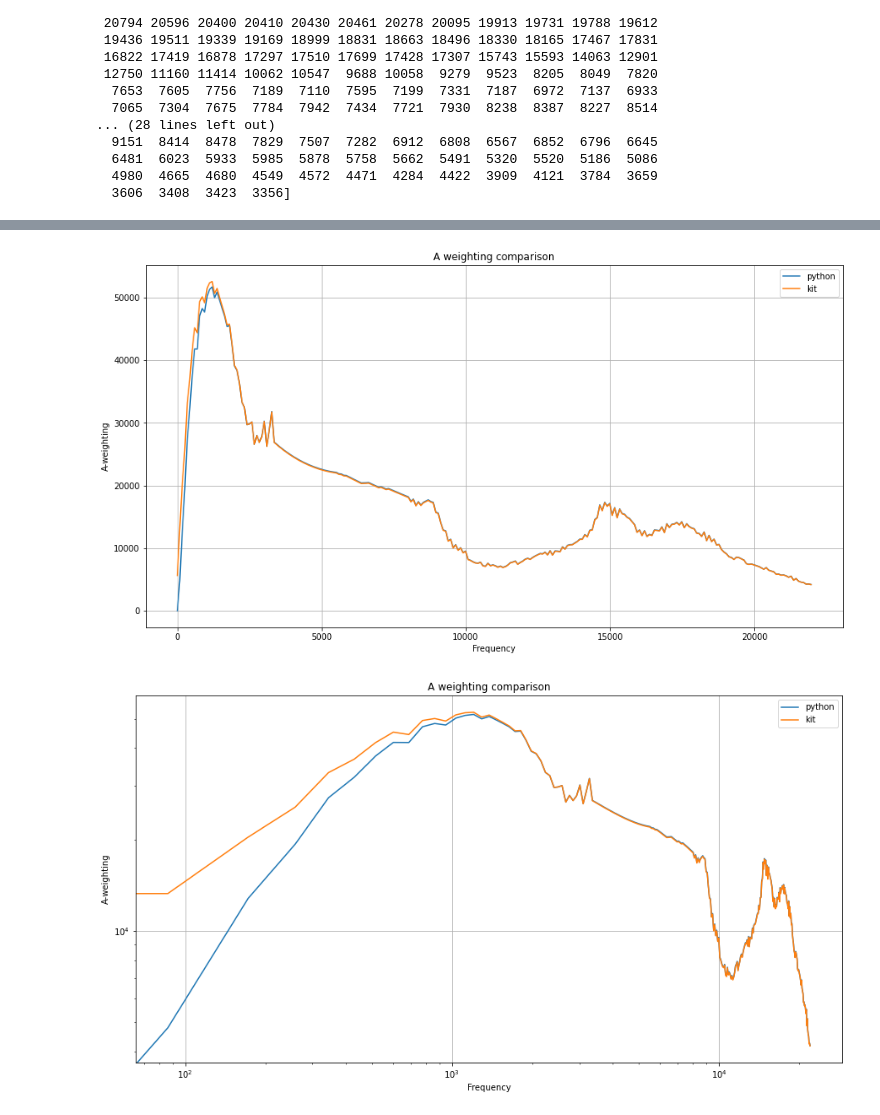
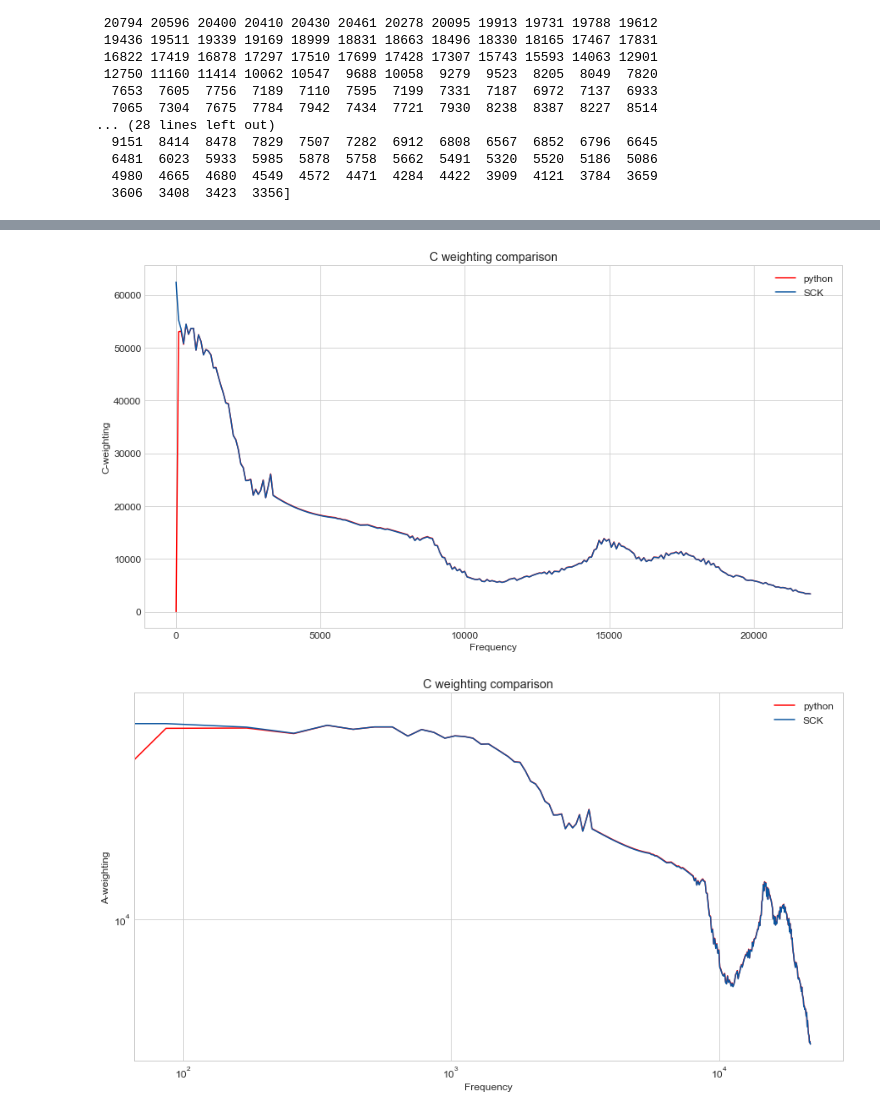
Before and after one commit to fablabbcn/smartcitizen-data, a Jupyter notebook: notebooks/noise-fix-analysis.ipynb, the cells around one changed output, grey strips where cells are left out. Cells and saved outputs as stored; diff of their text form; code cells hidden in the pictures.

```diff
--- a/notebooks/noise-fix-analysis.ipynb
+++ b/notebooks/noise-fix-analysis.ipynb
@@ -139,14 +132,16 @@ print (aw_norm(np.array([1031.57894736842], dtype = np.float64), False))
 print (cw_wiki(np.array([1031.57894736842], dtype = np.float64), False))
 
 # Just checking everything matches
+set_palette('Blues_r')
 fig, ax = plot.subplots(figsize = (12, 8))
-ax.loglog(bins, aw_wiki(bins, True), '*', label='a-wiki')
-ax.loglog(bins, aw_norm(bins, True), '.', label='a-norm')
-ax.loglog(bins, cw_wiki(bins, True), '.', label='c-wiki')
+ax.loglog(bins, aw_wiki(bins, True), '.', label='A')
+#ax.loglog(bins, aw_norm(bins, True), '.', label='a-norm')
+ax.loglog(bins, cw_wiki(bins, True), '.', label='C')
 plot.title('Weighting comparison')
 plot.legend()
-plot.grid()
+plot.grid(True)
 plot.show()
+fig.savefig('/Users/macoscar/Desktop/weight.png', dpi = 300, transparent=False, bbox_inches='tight')
 # %% [output]
 [0.09294374]
 [0.09313793]
@@ -443,24 +625,24 @@ print (export_c_table)
 # %%
 fig, ax = plot.subplots(figsize = (15,8))
 
-plot.plot(bins, export_a_table, label='python')
-plot.plot(bins, a_weight_table_comb_kit, label='kit')
-plot.grid()
-plot.title('A weighting comparison')
+plot.plot(bins, export_c_table,'r' , label='python')
+plot.plot(bins, c_weight_table_comb_kit, label='SCK')
+plot.grid(True)
+plot.title('C weighting comparison')
 plot.xlabel('Frequency')
-plot.ylabel('A-weighting')
+plot.ylabel('C-weighting')
 plot.legend(loc='best')
 plot.show()
 
 fig, ax = plot.subplots(figsize = (15,8))
-plot.loglog(bins, export_a_table, label='python')
-plot.loglog(bins, a_weight_table_comb_kit, label='kit')
-plot.grid()
-plot.title('A weighting comparison')
+plot.loglog(bins, export_c_table,'r' , label='python')
+plot.loglog(bins, c_weight_table_comb_kit, label='SCK')
+plot.grid(True)
+plot.title('C weighting comparison')
 plot.legend(loc='best')
 plot.xlabel('Frequency')
 plot.ylabel('A-weighting')
 plot.show()
 # %% [output]
-[figure, old version]
+[figure, new version]
-[figure, old version]
+[figure, new version]
```
Also changed, not shown: parts of 30 cells of this notebook.
